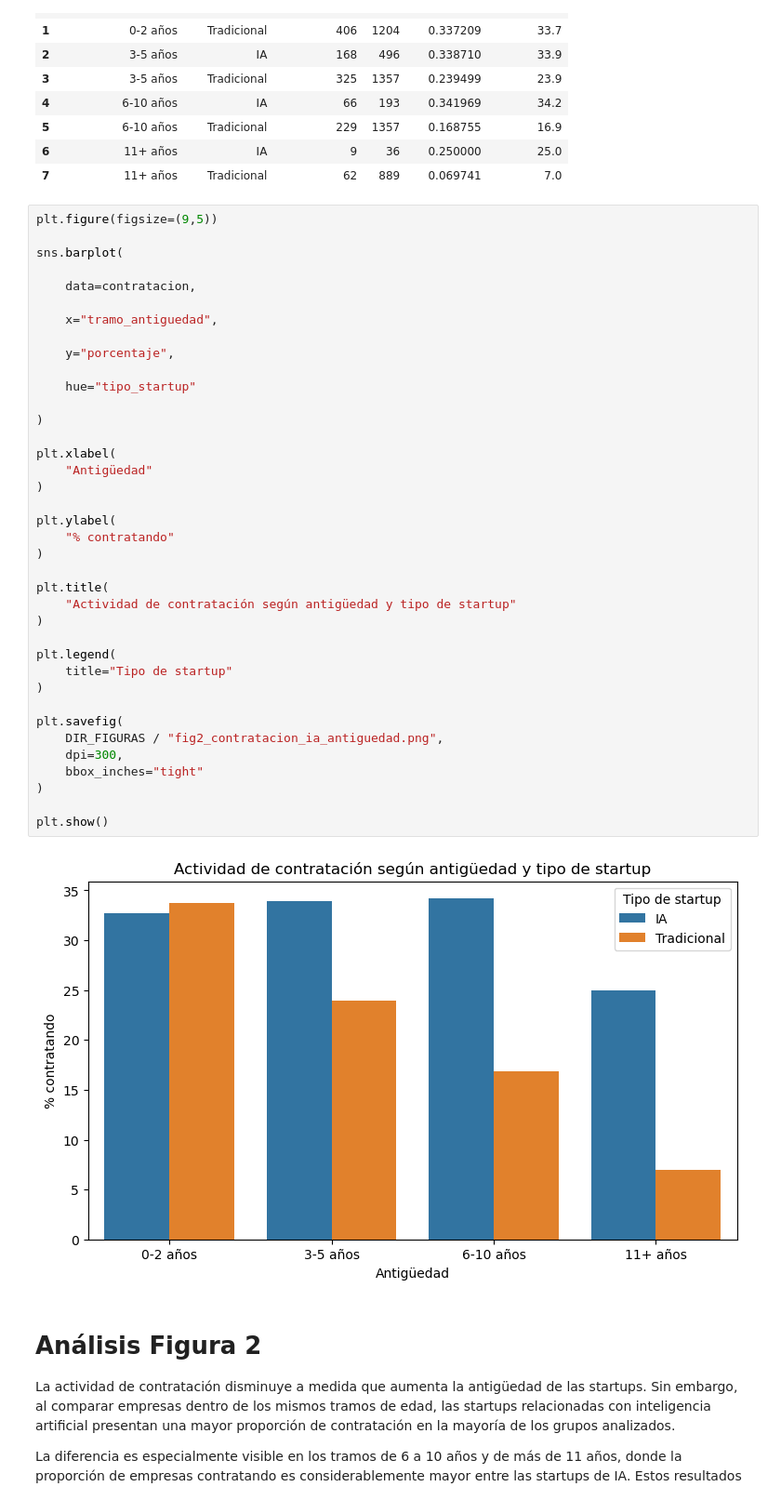
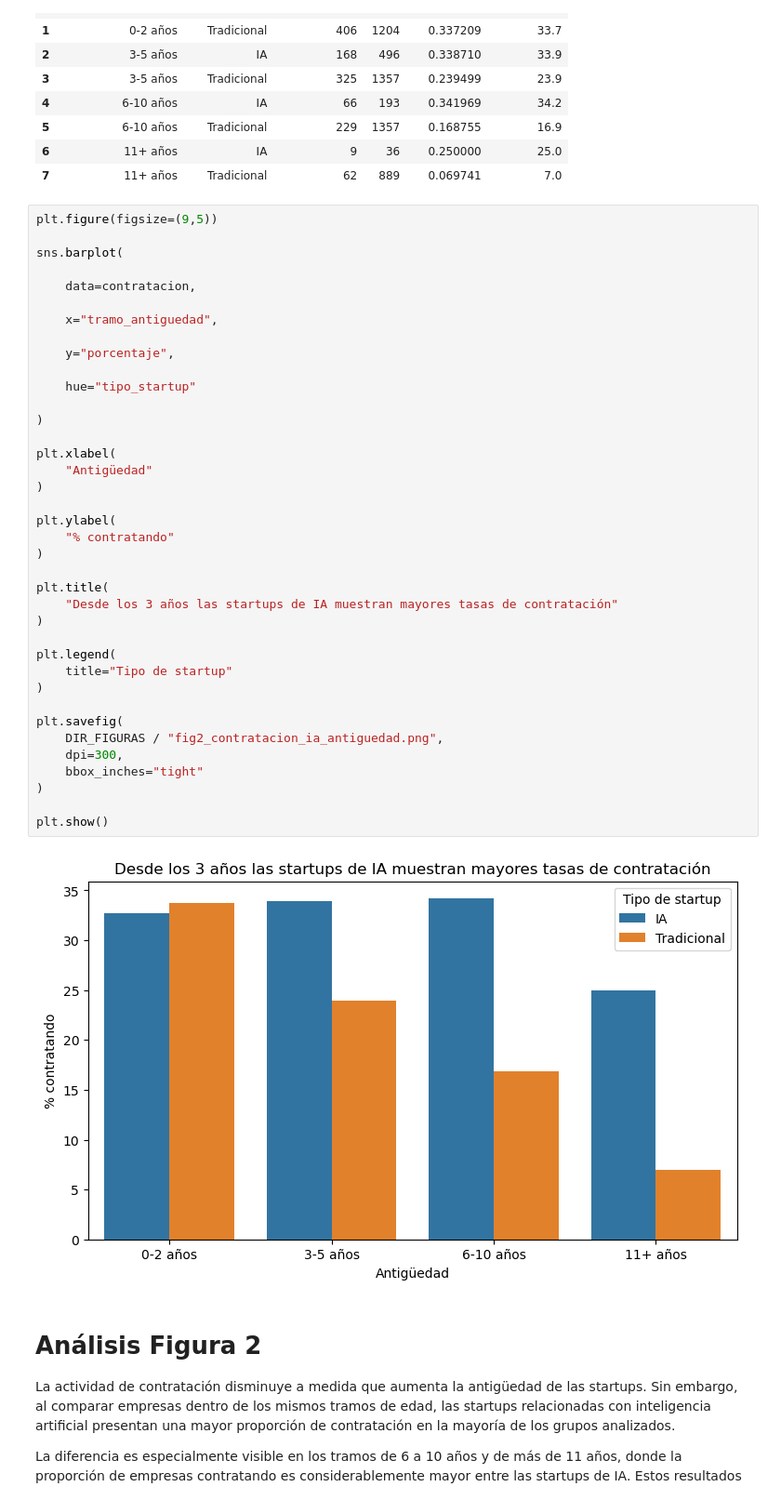
Before and after one commit to DanielCas7illo/U-Andres-Bello, a Jupyter notebook: F4/F4_AnálisisyResultados.ipynb, the cells around one changed output. Shown at 93% size. Drawn from its saved outputs; the diff is of its cells as text.

```diff
--- a/F4/F4_AnálisisyResultados.ipynb
+++ b/F4/F4_AnálisisyResultados.ipynb
@@ -304,35 +304,35 @@ sns.barplot(
 
     y="porcentaje",
 
     hue="tipo_startup"
 
 )
 
 plt.xlabel(
     "Antigüedad"
 )
 
 plt.ylabel(
     "% contratando"
 )
 
 plt.title(
-    "Actividad de contratación según antigüedad y tipo de startup"
+    "Desde los 3 años las startups de IA muestran mayores tasas de contratación"
 )
 
 plt.legend(
     title="Tipo de startup"
 )
 
 plt.savefig(
     DIR_FIGURAS / "fig2_contratacion_ia_antiguedad.png",
     dpi=300,
     bbox_inches="tight"
 )
 
 plt.show()
 # %% [output]
-[figure, old version]
+[figure, new version]
 # %% [markdown]
 # Análisis Figura 2
 
```
Also changed, not shown: parts of 30 cells of this notebook, 4 other files.
